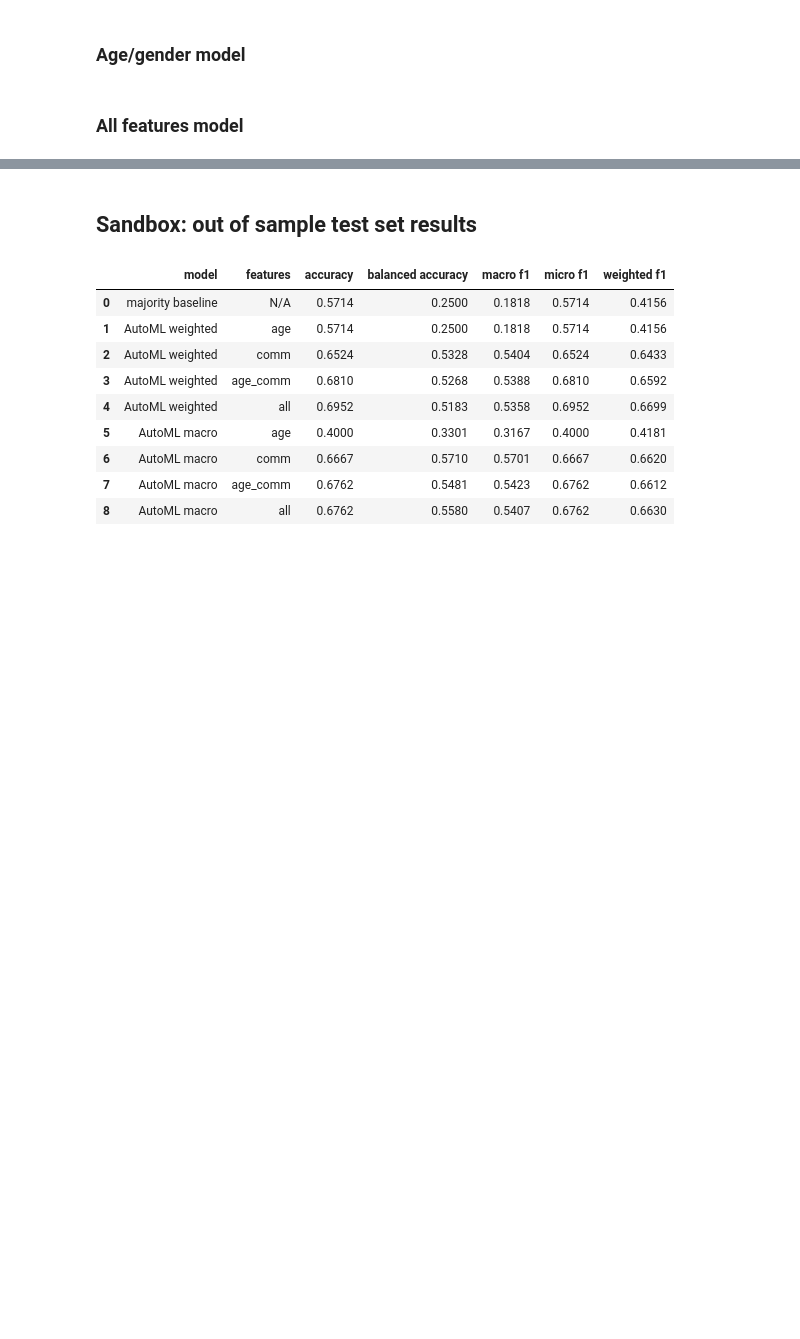
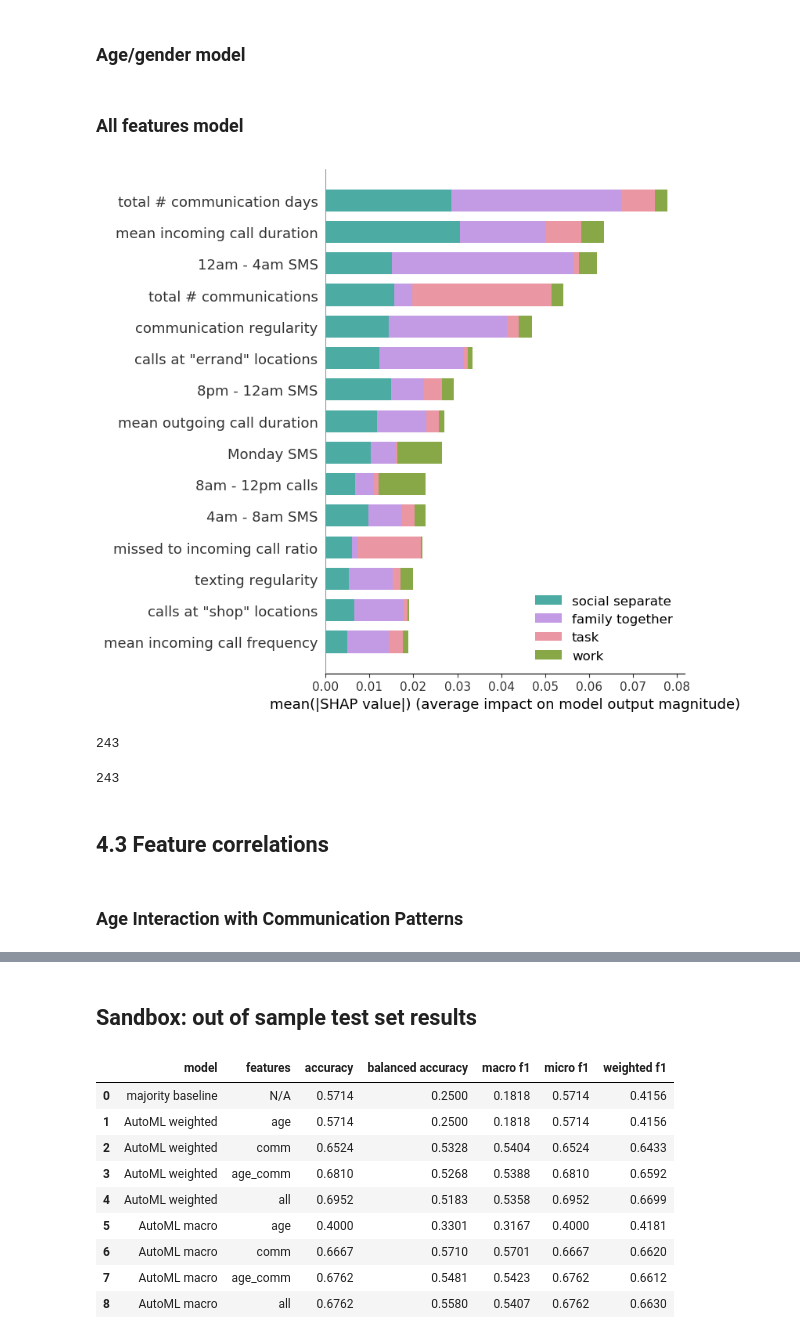
Before and after one commit to tliu526/relationship-prediction, a Jupyter notebook: notebooks/paper_stats.ipynb, the cells around one changed output, grey strips where cells are left out. Drawn from its saved outputs; the diff is of its cells as text; code cells hidden in the pictures; blank space fills up the shorter version.

```diff
--- a/notebooks/paper_stats.ipynb
+++ b/notebooks/paper_stats.ipynb
@@ -714,6 +829,18 @@ predict_targets = [
     'q4_closeness'
 ]
 
+replace_dict = {
+    'contact_type': {
+        "work": 0,
+        "friend": 1,
+        "family_live_separate": 1,
+        "task": 2,
+        "family_live_together": 3,
+        "sig_other": 3
+    }
+}
+
+
 all_train_data = pickle.load(open('../data/final_features_jan28/top_5_all_train_features.df', 'rb'))
 all_test_data = pickle.load(open('../data/final_features_jan28/top_5_all_test_features.df', 'rb'))
 
@@ -725,28 +852,47 @@ all_train_X = all_train_data.drop(['pid', 'combined_hash'] + predict_targets, ax
 all_test_y = all_test_data['contact_type']
 all_test_X = all_test_data.drop(['pid', 'combined_hash'] + predict_targets, axis=1, errors='ignore')
 # %%
-
-import matplotlib.pyplot as plt
+feat_imp_palette = [soc_separate, fam_together, task, work]
+palette_cmap = ListedColormap(feat_imp_palette)
 
 all_feature_names = all_test_X.columns.values
-
 all_feature_names = list(map(lambda x: all_feature_dict[x] if x in all_feature_dict else x, all_feature_names))
-
 all_explainer = shap.KernelExplainer(all_predict_proba, shap.kmeans(all_train_X, 10), link="logit")
 
-font = {
-        'weight' : 'normal',
-        'size'   : 14}
+# font = {
+#         'weight' : 'normal',
+#         'size'   : 14}
 
-plt.rc('font', **font)
+# plt.rc('font', **font)
 #plt.rcParams.update({'figure.autolayout': False})
-plt.rcParams["figure.figsize"] = [8, 8]
+#plt.rcParams["figure.figsize"] = [8, 8]
 
 contact_types = ["work", "social separate", "task", "family together"]
-shap.summary_plot(all_shap_vals, all_test_X, plot_type='dots', show=False, class_names=contact_types, feature_names=all_feature_names, max_display=15)
+shap.summary_plot(all_shap_vals,
+                  all_test_X,
+                  plot_type='violin',
+                  show=False,
+                  class_names=contact_types,
+                  feature_names=all_feature_names,
+                  max_display=15,
+                  color = palette_cmap)
 #plt.title("Top 20 features by SHAP contribution")
 
 #plt.ylabel("features")
 plt.tight_layout()
 
-plt.savefig("../tex/figures/top5_all_shap_no_title.png", dpi=300, bbox_inches='tight')
+plt.savefig("paper_figs/top5_all_shap.pdf", dpi=300, bbox_inches='tight')
+# %% [output]
+[figure, added]
+# %%
+len(all_feature_names)
+# %% [output]
+243
+# %%
+len(all_shap_vals[0][0])
+# %% [output]
+243
+# %% [markdown]
+## 4.3 Feature correlations
+# %% [markdown]
+### Age Interaction with Communication Patterns
```
Also changed, not shown: parts of 34 cells of this notebook.
